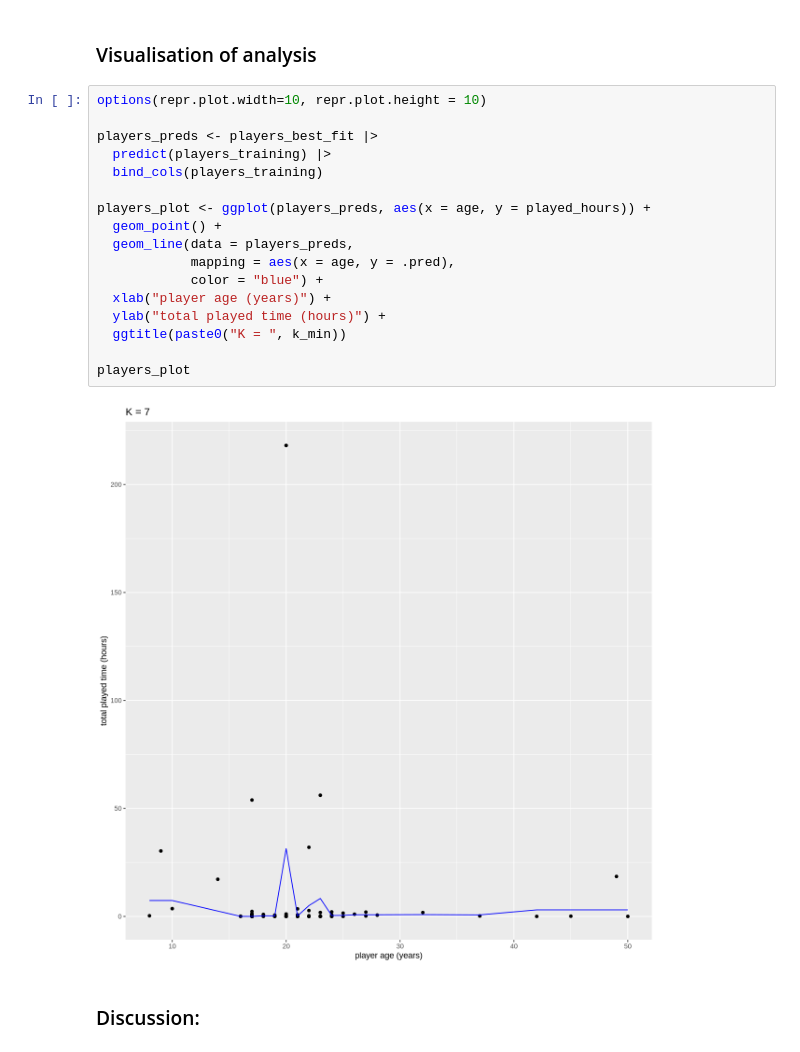
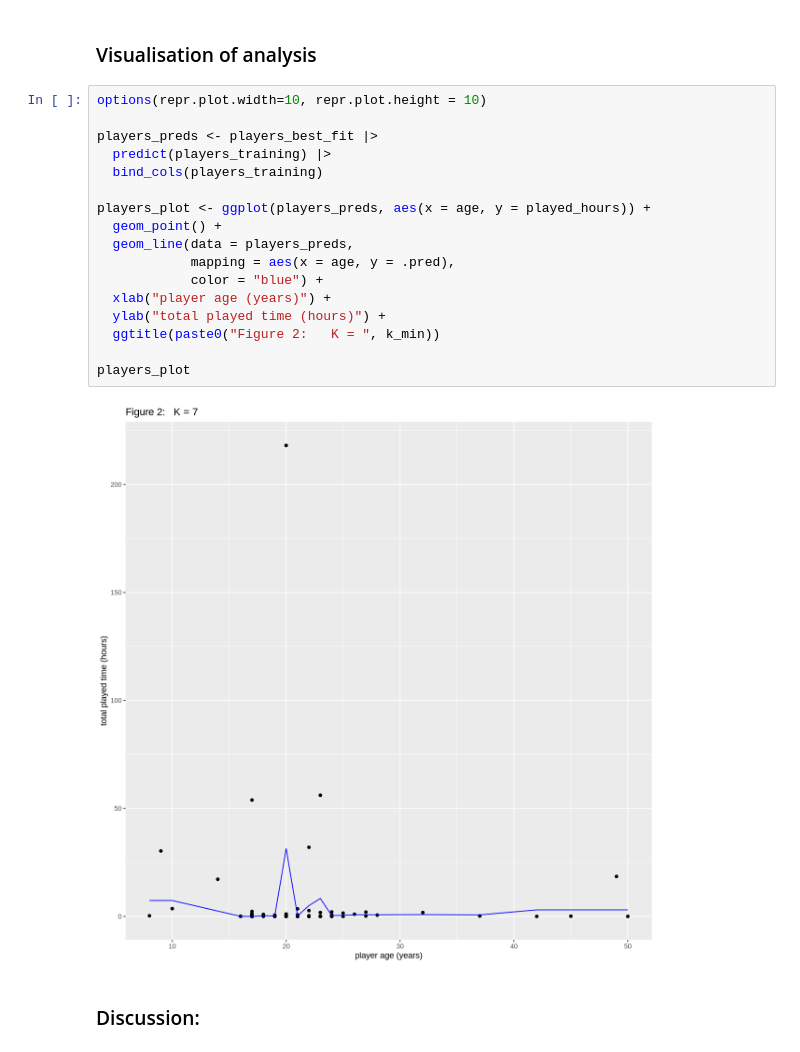
Before and after one commit to FEIIIEF/DSCI-100-group-project-007-2, a Jupyter notebook: 03_04_2025_13_13_39_Group project.ipynb, the cells around one changed output. Saved outputs shown, nothing was run; the diff lists cells and outputs as text.

```diff
--- a/03_04_2025_13_13_39_Group project.ipynb
+++ b/03_04_2025_13_13_39_Group project.ipynb
@@ -273,22 +273,22 @@ A tibble: 3 × 3
 # %%
 options(repr.plot.width=10, repr.plot.height = 10)
 
 players_preds <- players_best_fit |>
   predict(players_training) |>
   bind_cols(players_training)
 
 players_plot <- ggplot(players_preds, aes(x = age, y = played_hours)) +
   geom_point() +
   geom_line(data = players_preds,
             mapping = aes(x = age, y = .pred),
             color = "blue") +
   xlab("player age (years)") +
   ylab("total played time (hours)") +
-  ggtitle(paste0("K = ", k_min))
+  ggtitle(paste0("Figure 2:   K = ", k_min))
 
 players_plot
 # %% [output]
-[figure, old version]
+[figure, new version]
 # %% [markdown]
 ### Discussion:
 # %% [markdown]
```
Also changed, not shown: parts of 2 cells of this notebook.
